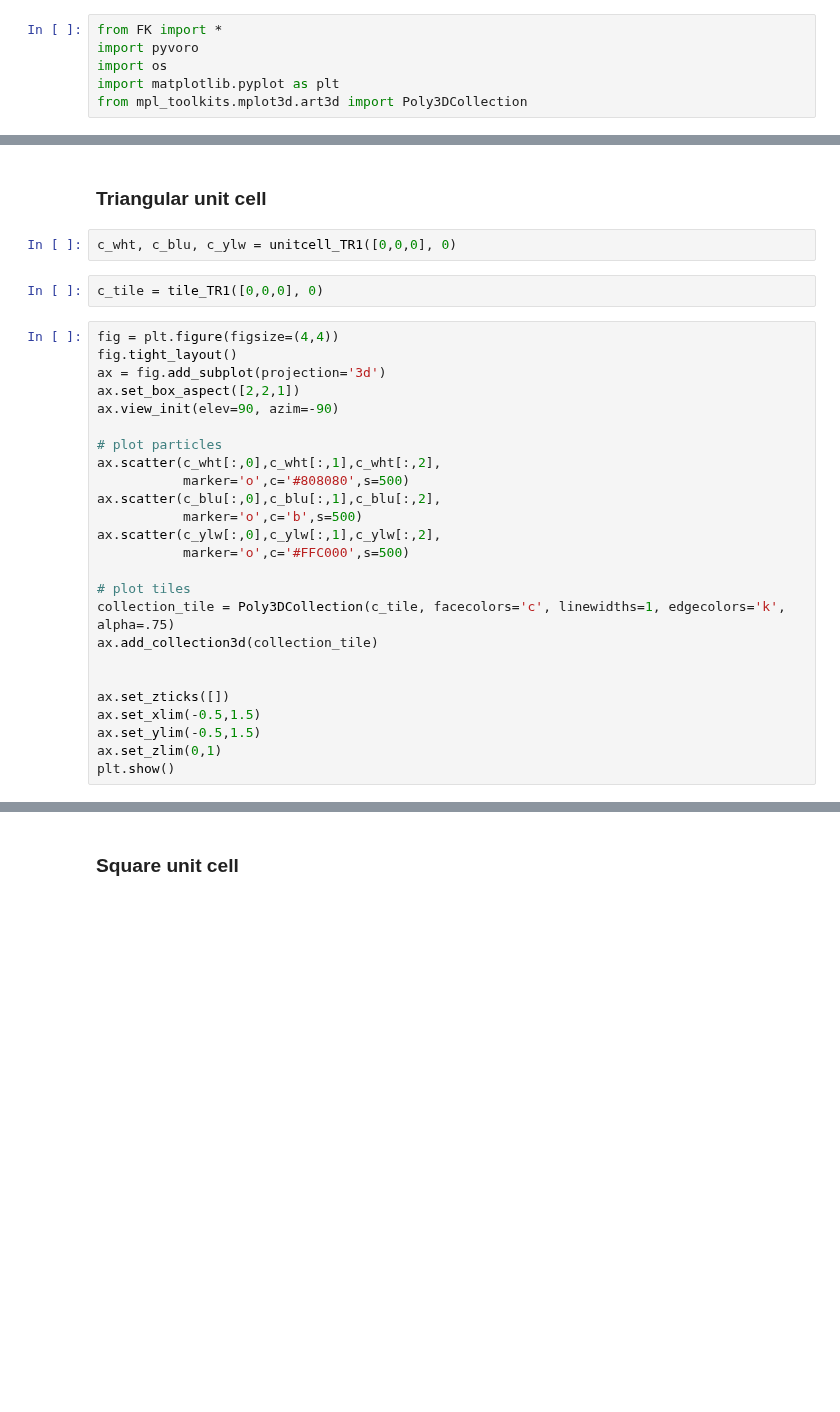
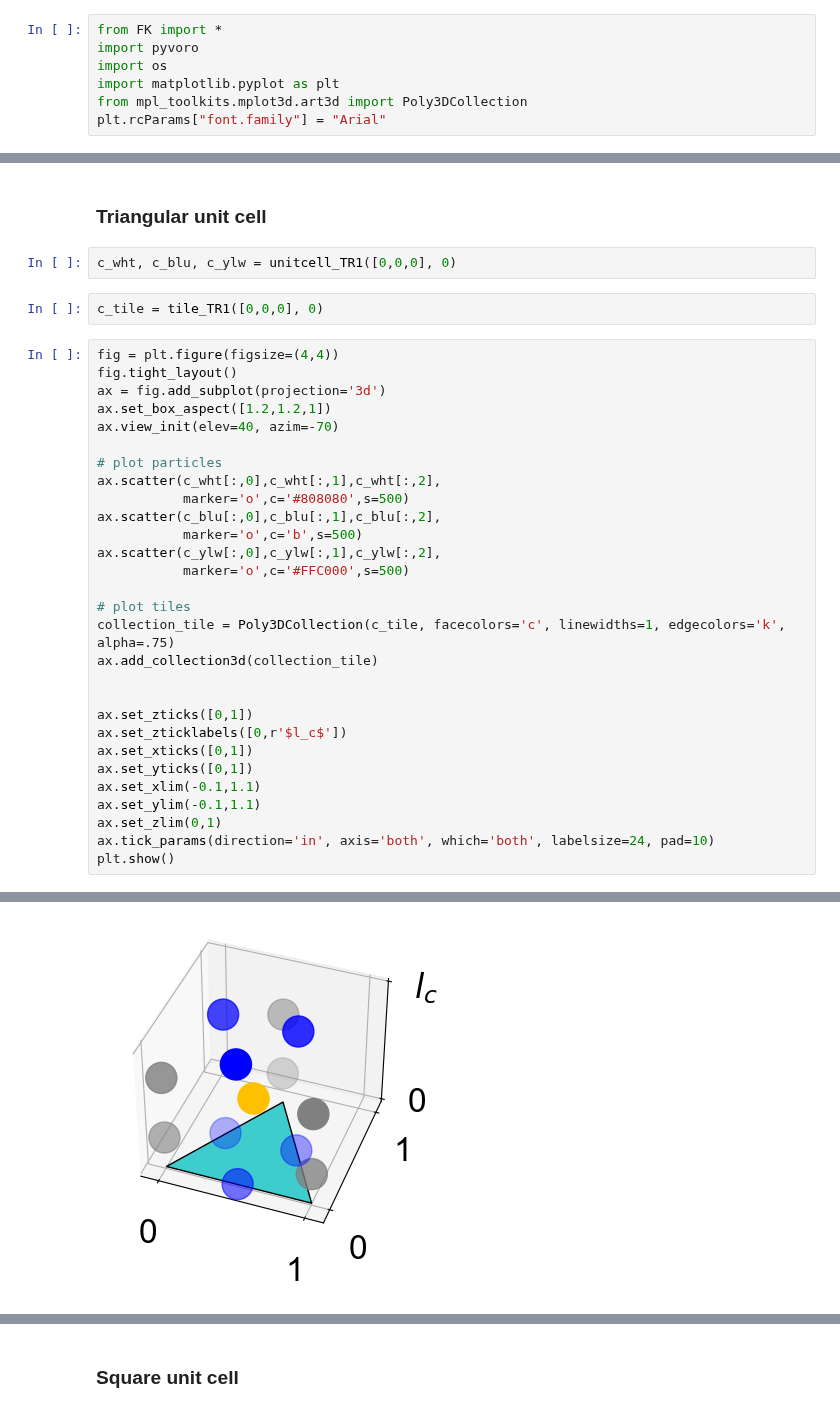
Before and after one commit to ch-tung/QC_scattering, a Jupyter notebook: test_FK_tiling.ipynb, the cells around one changed output, grey strips where cells are left out. Cells and saved outputs as stored; diff of their text form; blank space fills up the shorter version.

```diff
--- a/test_FK_tiling.ipynb
+++ b/test_FK_tiling.ipynb
@@ -4,4 +4,5 @@ import pyvoro
 import os
 import matplotlib.pyplot as plt
 from mpl_toolkits.mplot3d.art3d import Poly3DCollection
+plt.rcParams["font.family"] = "Arial"
 # %%
@@ -10,16 +11,16 @@ from mpl_toolkits.mplot3d.art3d import Poly3DCollection
 ## Define unit cells
 # %% [markdown]
 ### Triangular unit cell
-# %%
-c_wht, c_blu, c_ylw = unitcell_TR1([0,0,0], 0)
-# %%
-c_tile = tile_TR1([0,0,0], 0)
+# %%
+c_wht, c_blu, c_ylw = unitcell_TR1([0,0,0], 0)
+# %%
+c_tile = tile_TR1([0,0,0], 0)
 # %%
 fig = plt.figure(figsize=(4,4))
 fig.tight_layout()
 ax = fig.add_subplot(projection='3d')
-ax.set_box_aspect([2,2,1])
-ax.view_init(elev=90, azim=-90)
+ax.set_box_aspect([1.2,1.2,1])
+ax.view_init(elev=40, azim=-70)
 
 # plot particles
 ax.scatter(c_wht[:,0],c_wht[:,1],c_wht[:,2],
@@ -34,9 +35,13 @@ collection_tile = Poly3DCollection(c_tile, facecolors='c', linewidths=1, edgecol
 ax.add_collection3d(collection_tile)
 
 
-ax.set_zticks([])
-ax.set_xlim(-0.5,1.5)
-ax.set_ylim(-0.5,1.5)
+ax.set_zticks([0,1])
+ax.set_zticklabels([0,r'$l_c$'])
+ax.set_xticks([0,1])
+ax.set_yticks([0,1])
+ax.set_xlim(-0.1,1.1)
+ax.set_ylim(-0.1,1.1)
 ax.set_zlim(0,1)
+ax.tick_params(direction='in', axis='both', which='both', labelsize=24, pad=10)
 plt.show()
 # %% [output]
@@ -44,0 +48 @@ plt.show()
+[figure, added]
```
Also changed, not shown: parts of 18 cells of this notebook, 2 other files.
